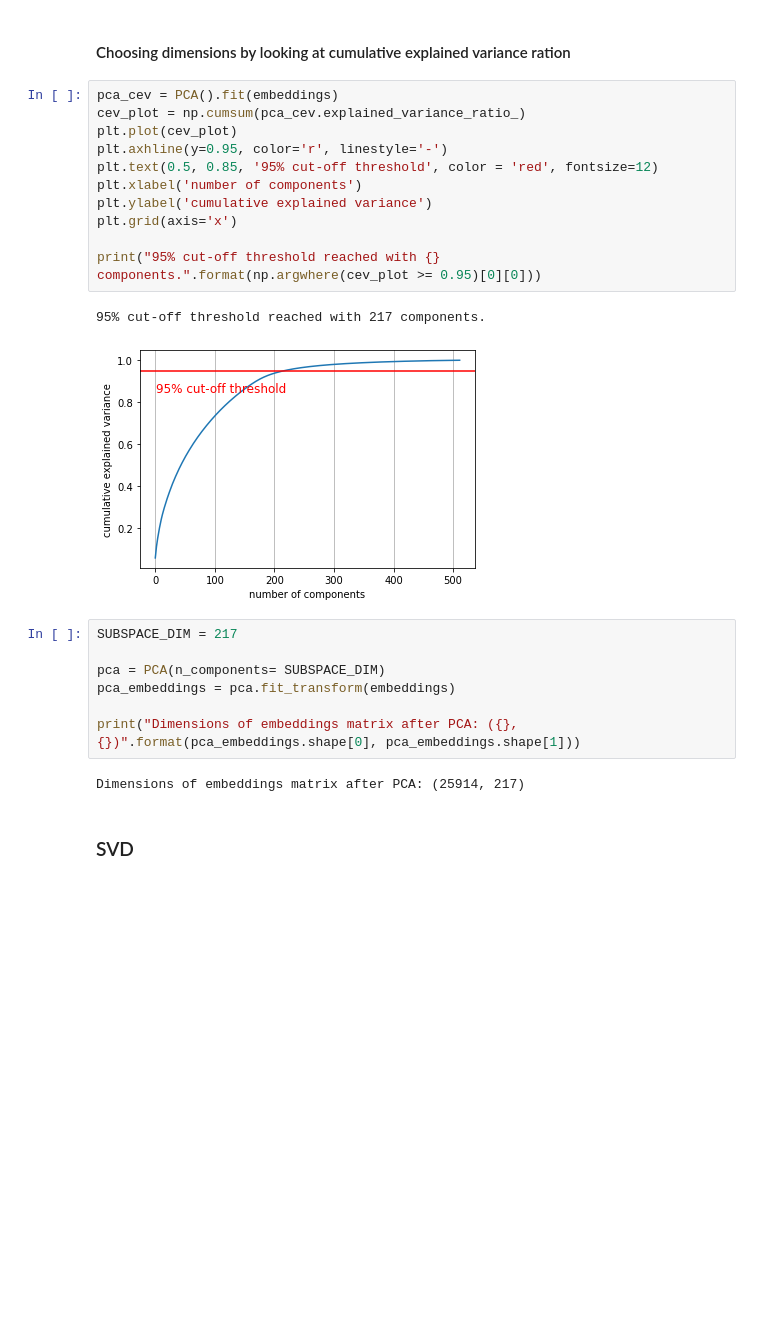
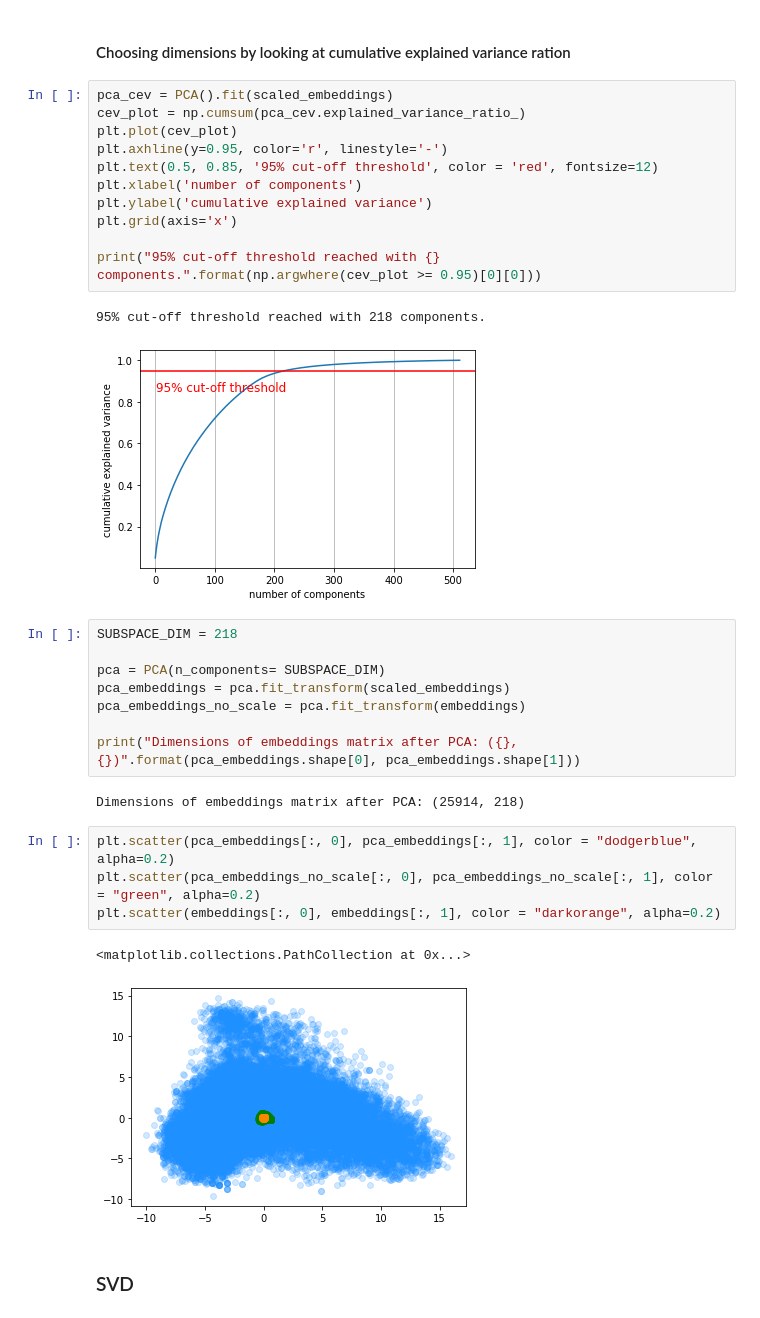
Before and after one commit to isaschm/topic-models-and-word-embeddings, a Jupyter notebook: text_embeddings.ipynb, the cells around one changed output. Saved outputs shown, nothing was run; the diff lists cells and outputs as text; blank space fills up the shorter version.

```diff
--- a/text_embeddings.ipynb
+++ b/text_embeddings.ipynb
@@ -84,7 +89,7 @@ pd.DataFrame(data['text']).to_csv('metadata.tsv',sep='\t', quoting=csv.QUOTE_NON
 # %% [markdown]
 #### Choosing dimensions by looking at cumulative explained variance ration
 # %%
-pca_cev = PCA().fit(embeddings)
+pca_cev = PCA().fit(scaled_embeddings)
 cev_plot = np.cumsum(pca_cev.explained_variance_ratio_)
 plt.plot(cev_plot)
 plt.axhline(y=0.95, color='r', linestyle='-')
@@ -95,17 +100,25 @@ plt.grid(axis='x')
 
 print("95% cut-off threshold reached with {} components.".format(np.argwhere(cev_plot >= 0.95)[0][0]))
 # %% [output]
-95% cut-off threshold reached with 217 components.
+95% cut-off threshold reached with 218 components.
 [figure]
 # %%
-SUBSPACE_DIM = 217
+SUBSPACE_DIM = 218
 
 pca = PCA(n_components= SUBSPACE_DIM)
-pca_embeddings = pca.fit_transform(embeddings)
+pca_embeddings = pca.fit_transform(scaled_embeddings)
+pca_embeddings_no_scale = pca.fit_transform(embeddings)
 
 print("Dimensions of embeddings matrix after PCA: ({}, {})".format(pca_embeddings.shape[0], pca_embeddings.shape[1]))
 # %% [output]
-Dimensions of embeddings matrix after PCA: (25914, 217)
+Dimensions of embeddings matrix after PCA: (25914, 218)
+# %%
+plt.scatter(pca_embeddings[:, 0], pca_embeddings[:, 1], color = "dodgerblue", alpha=0.2)
+plt.scatter(pca_embeddings_no_scale[:, 0], pca_embeddings_no_scale[:, 1], color = "green", alpha=0.2)
+plt.scatter(embeddings[:, 0], embeddings[:, 1], color = "darkorange", alpha=0.2)
+# %% [output]
+<matplotlib.collections.PathCollection at 0x...>
+[figure, added]
 # %% [markdown]
 ### SVD
 # %%
```
Also changed, not shown: parts of 6 cells of this notebook, 3 other files.
